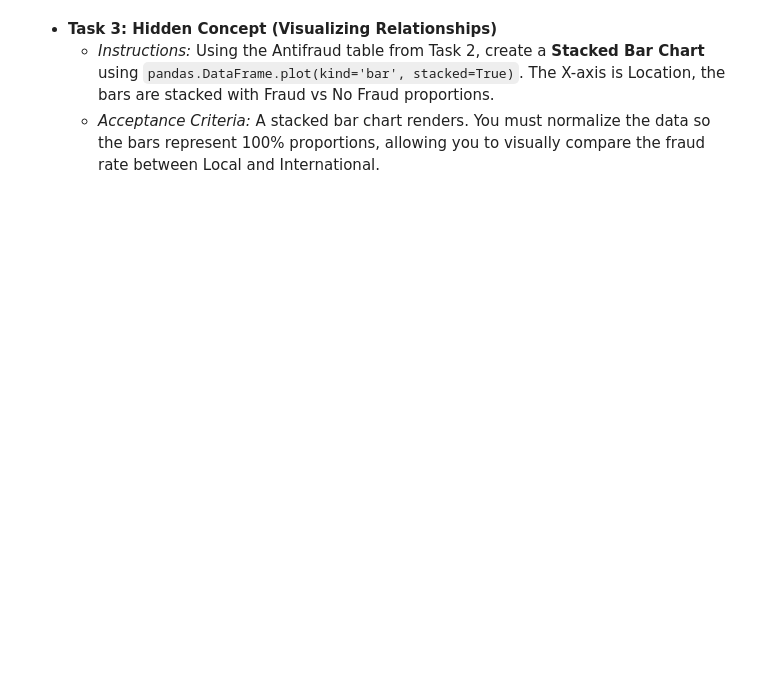
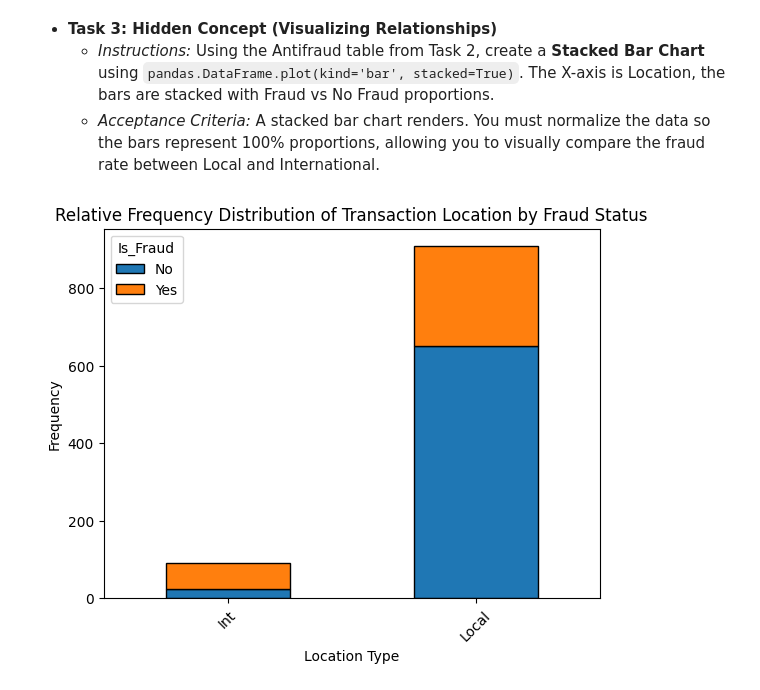
Before and after one commit to say-ahmedi/DS_PROJECTS, a Jupyter notebook: 02_maths_statistics/01_khanac_probstat/unit_1/02_two_way_frequency_tables.ipynb, the cells around one changed output. Cells and saved outputs as stored; diff of their text form; code cells hidden in the pictures; blank space fills up the shorter version.

Commit message:
refactor: complete two-way frequency tables tasks and begin next task

```diff
--- a/02_maths_statistics/01_khanac_probstat/unit_1/02_two_way_frequency_tables.ipynb
+++ b/02_maths_statistics/01_khanac_probstat/unit_1/02_two_way_frequency_tables.ipynb
@@ -64,3 +64,21 @@ plt.show()
 * **Task 2: Capstone (Antifraud Application)**
   * *Instructions:* Generate a dataset of 1,000 transactions. `Transaction_Location` (90% Local, 10% Int). `Is_Fraud` (Yes/No), with Int having higher fraud risk. Build the 2x2 frequency table.
   * *Acceptance Criteria:* The table outputs a 2x2 matrix with total counts. Convert to Relative Frequency Table (sums to 1.0).
+# %%
+dct_transactions = {
+    'Transaction_Location':[],
+    'Is_Fraud':[]
+}
+
+locations = ['Local','Int']
+fraud = ['Yes','No']
+
+n_transactions = 1000
+for n in range(n_transactions):
+    dct_transactions['Transaction_Location'].append(random.choices(locations,weights=[0.9,0.1])[0])
+    if dct_transactions['Transaction_Location'][-1] == 'Int':
+        dct_transactions['Is_Fraud'].append(random.choices(fraud,weights=[0.7,0.3])[0])
+    elif dct_transactions['Transaction_Location'][-1] == 'Local':
+        dct_transactions['Is_Fraud'].append(random.choices(fraud,weights=[0.3,0.7])[0])
+
+df_transactions = pd.DataFrame(dct_transactions)
@@ -68,3 +118,13 @@ plt.show()
 * **Task 3: Hidden Concept (Visualizing Relationships)**
   * *Instructions:* Using the Antifraud table from Task 2, create a **Stacked Bar Chart** using `pandas.DataFrame.plot(kind='bar', stacked=True)`. The X-axis is Location, the bars are stacked with Fraud vs No Fraud proportions.
   * *Acceptance Criteria:* A stacked bar chart renders. You must normalize the data so the bars represent 100% proportions, allowing you to visually compare the fraud rate between Local and International.
+# %%
+ct = pd.crosstab(df_transactions['Transaction_Location'],df_transactions['Is_Fraud'])
+ct.plot(kind='bar',stacked=True,edgecolor='black')
+plt.xlabel('Location Type')
+plt.ylabel('Frequency')
+plt.title('Relative Frequency Distribution of Transaction Location by Fraud Status')
+plt.xticks(rotation=45)
+plt.show()
+# %% [output]
+[figure, added]
```
Also changed, not shown: parts of 8 cells of this notebook.
